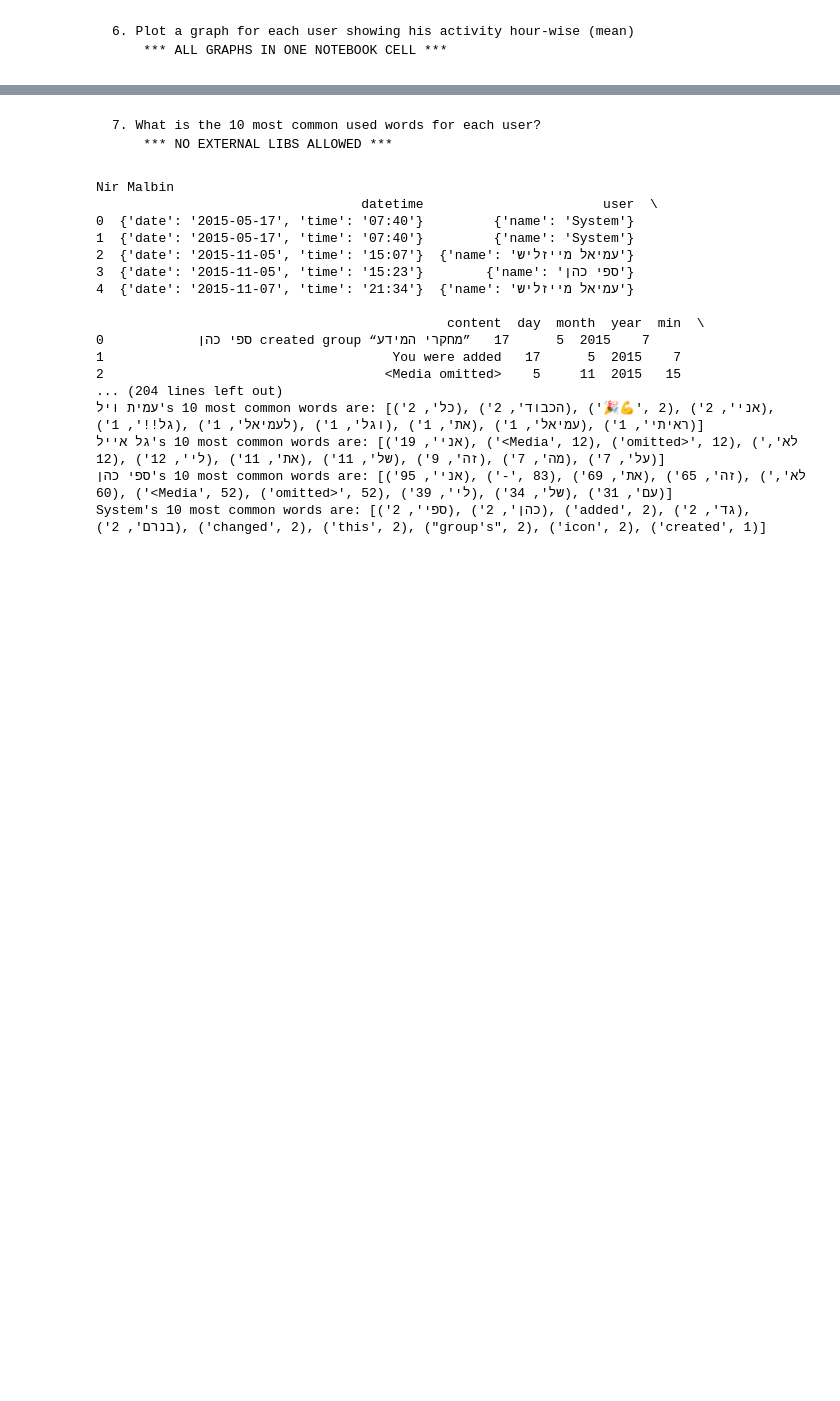
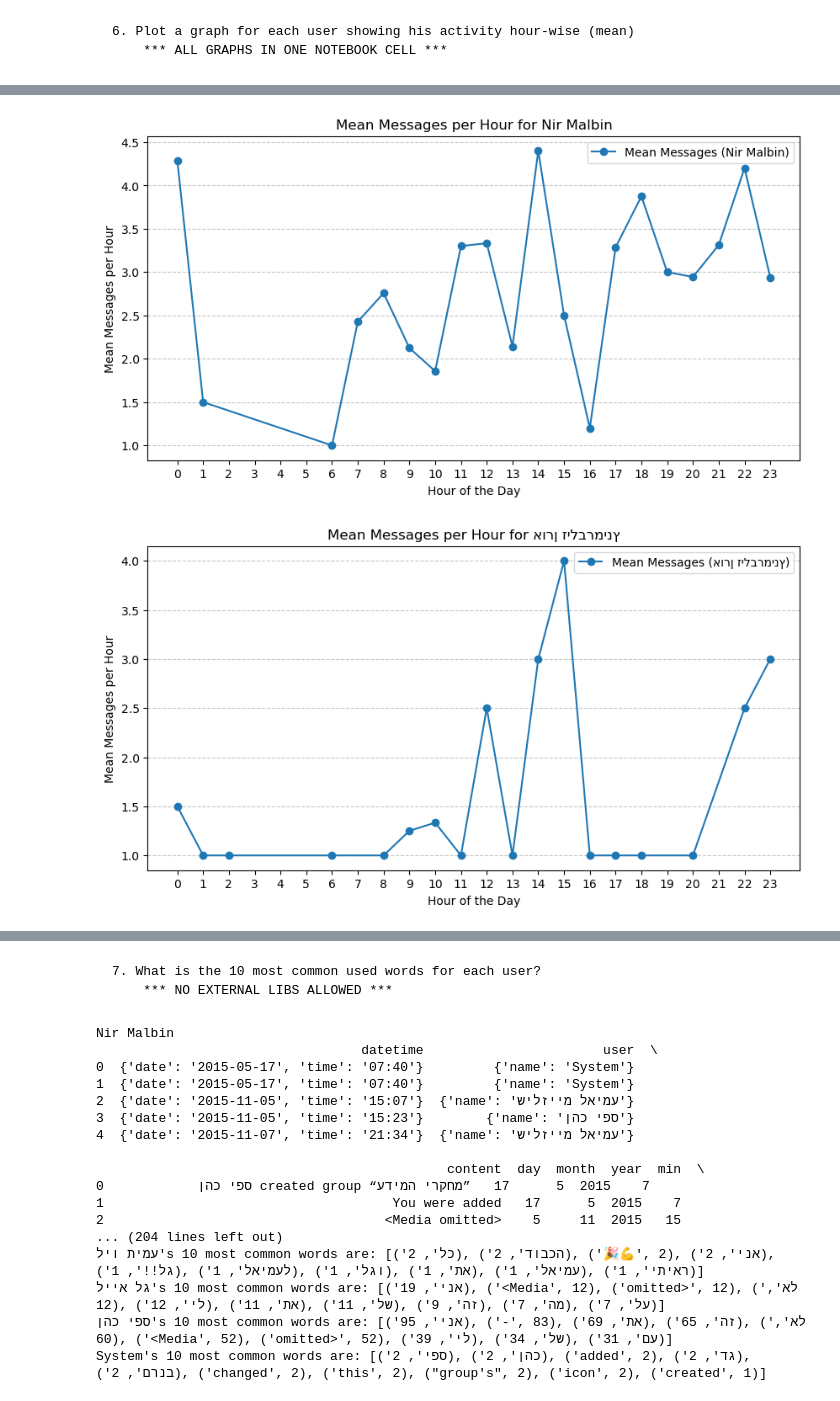
Before and after one commit to itayf02/training, a Jupyter notebook: training-main (1)/training-main/intro/python/python/advanced_python/exercise 1.ipynb, the cells around one changed output, grey strips where cells are left out. Drawn from its saved outputs; the diff is of its cells as text; code cells hidden in the pictures; blank space fills up the shorter version.

```diff
--- a/training-main (1)/training-main/intro/python/python/advanced_python/exercise 1.ipynb
+++ b/training-main (1)/training-main/intro/python/python/advanced_python/exercise 1.ipynb
@@ -319,10 +321,11 @@ process_file(file_path)
 # %%
 
 import timeit
+import pandas as pd
 with open("messages.json", "r", encoding="utf-8") as json_file:
     data = json.load(json_file)
 
-df = spd.SlowDataFrame(data)
+df = pd.DataFrame(data)
 print(df.head())
 df["day"] = df["datetime"].apply(lambda dt: int(dt["date"].split("-")[2]))
 df["month"] = df["datetime"].apply(lambda dt: int(dt["date"].split("-")[1]))
@@ -401,0 +359,30 @@ print(mean_messages_dict)
+# %%
+import matplotlib.pyplot as plt
+
+# Extract unique users
+users_set = set(df["userName"])  # Assuming "userName" is the correct column name
+
+# Extract hour from timestamp if not already in DataFrame
+
+# Group by user and hour, then compute mean messages per hour
+grouped = df.groupby(["userName", "year", "month", "day", "min"]).size().reset_index(name="message_count")
+mean_messages_per_hour = grouped.groupby(["userName", "min"])["message_count"].mean().reset_index()
+
+# Plot for each user
+for user in users_set:
+    user_data = mean_messages_per_hour[mean_messages_per_hour["userName"] == user]
+
+    plt.figure(figsize=(10, 5))
+    plt.plot(user_data["min"], user_data["message_count"], marker="o", linestyle="-", label=f"Mean Messages ({user})")
+
+    plt.xlabel("Hour of the Day")
+    plt.ylabel("Mean Messages per Hour")
+    plt.title(f"Mean Messages per Hour for {user}")
+    plt.xticks(range(24))  # Ensure x-axis shows all hours
+    plt.grid(axis="y", linestyle="--", alpha=0.7)
+    plt.legend()
+
+    plt.show()
+# %% [output]
+[figure, added]
+[figure, added]
```
Also changed, not shown: parts of 6 cells of this notebook, 2 other files.
